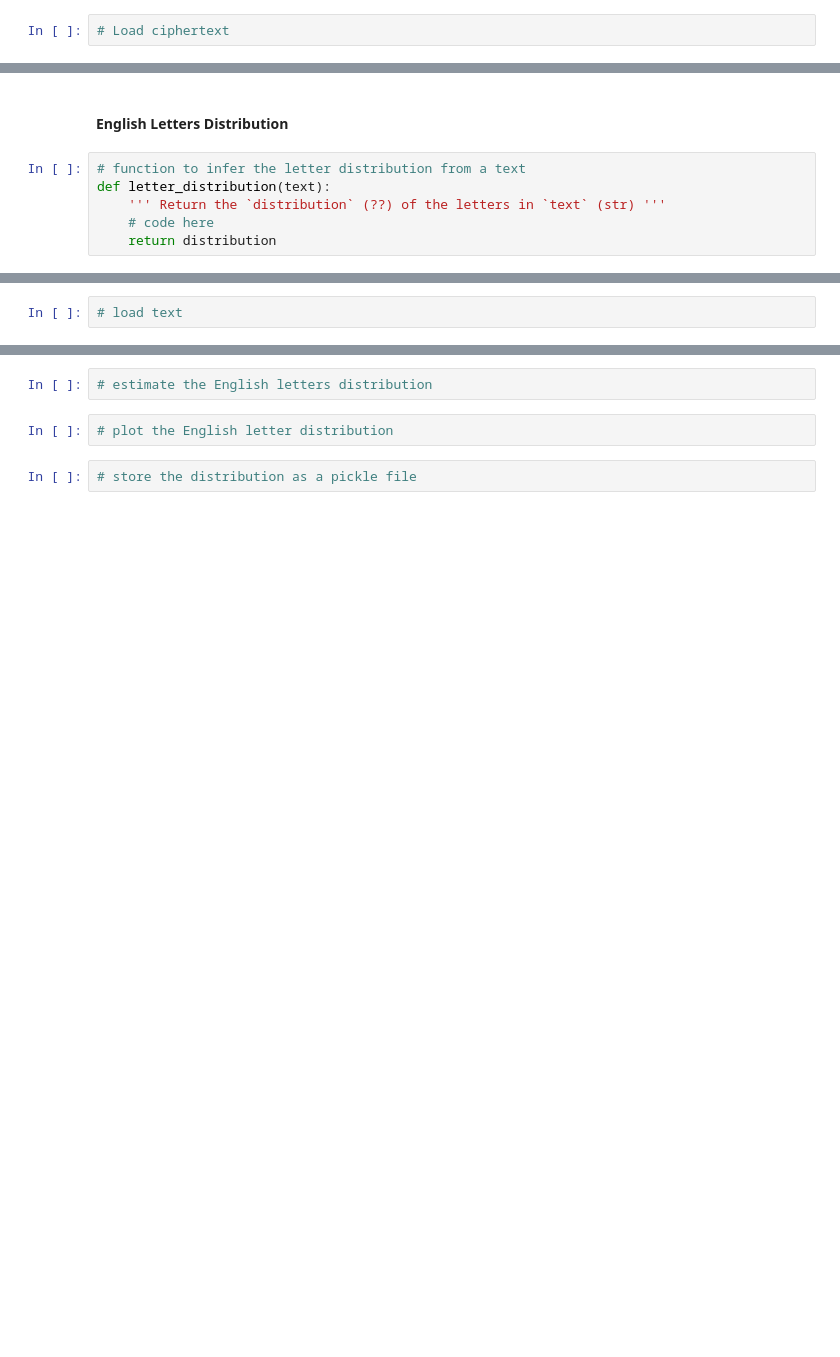
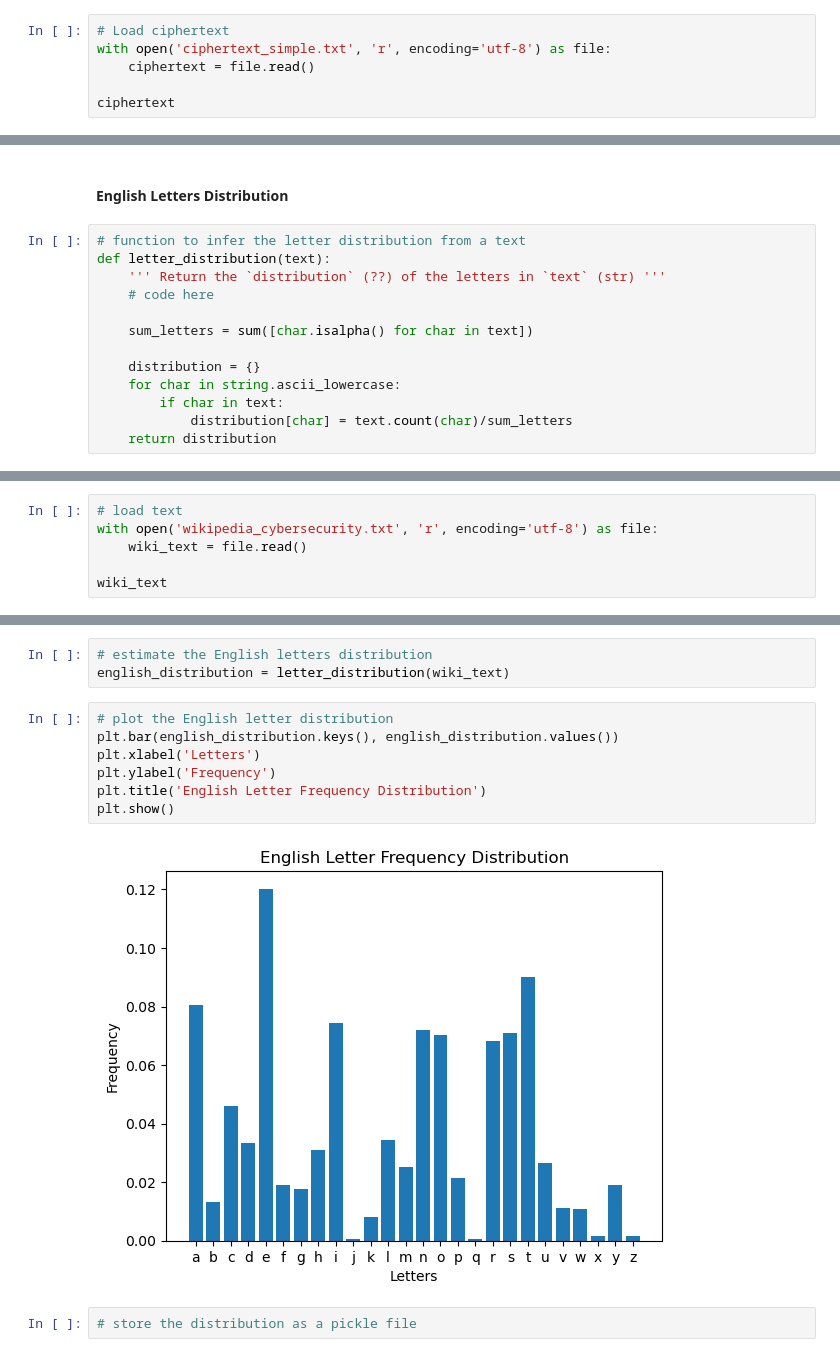
Before and after one commit to sudentrs/Elements-of-Applied-Data-Security, a Jupyter notebook: Assignment 1/assignment1-template.ipynb, the cells around one changed output, grey strips where cells are left out. Drawn from its saved outputs; the diff is of its cells as text; blank space fills up the shorter version.

```diff
--- a/Assignment 1/assignment1-template.ipynb
+++ b/Assignment 1/assignment1-template.ipynb
@@ -118,3 +157,7 @@ print(ciphertext, '->', plaintext)  # expected output 'apwwq! -> hello!'
 ### Ciphertext
 # %%
 # Load ciphertext
+with open('ciphertext_simple.txt', 'r', encoding='utf-8') as file:
+    ciphertext = file.read()
+
+ciphertext
@@ -129,6 +174,13 @@ Describe the procedure to break a Simple Substitution Cipher
 def letter_distribution(text):
     ''' Return the `distribution` (??) of the letters in `text` (str) '''
     # code here
+
+    sum_letters = sum([char.isalpha() for char in text])
+
+    distribution = {}
+    for char in string.ascii_lowercase:
+        if char in text:
+            distribution[char] = text.count(char)/sum_letters
     return distribution
 # %%
 # code snippet to test the implementation of `letter_distribution`
@@ -140,2 +194,6 @@ letter_distribution(text)
 # %%
 # load text
+with open('wikipedia_cybersecurity.txt', 'r', encoding='utf-8') as file:
+    wiki_text = file.read()
+
+wiki_text
@@ -142,7 +202,15 @@ letter_distribution(text)
 # %%
 # estimate the English letters distribution
+english_distribution = letter_distribution(wiki_text)
 # %%
 # plot the English letter distribution
+plt.bar(english_distribution.keys(), english_distribution.values())
+plt.xlabel('Letters')
+plt.ylabel('Frequency')
+plt.title('English Letter Frequency Distribution')
+plt.show()
+# %% [output]
+[figure, added]
 # %%
 # store the distribution as a pickle file
 # %% [markdown]
```
Also changed, not shown: parts of 12 cells of this notebook.
